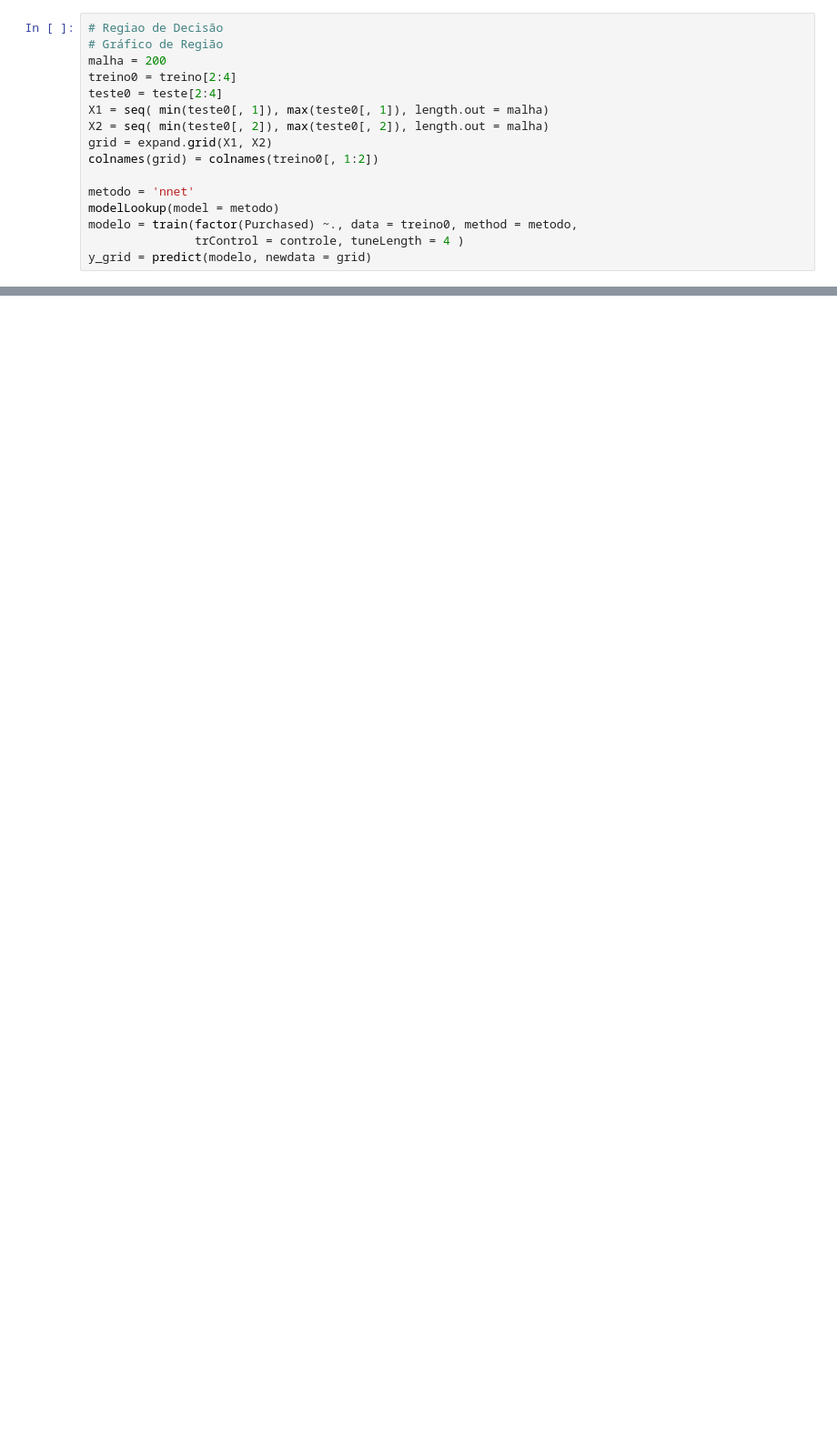
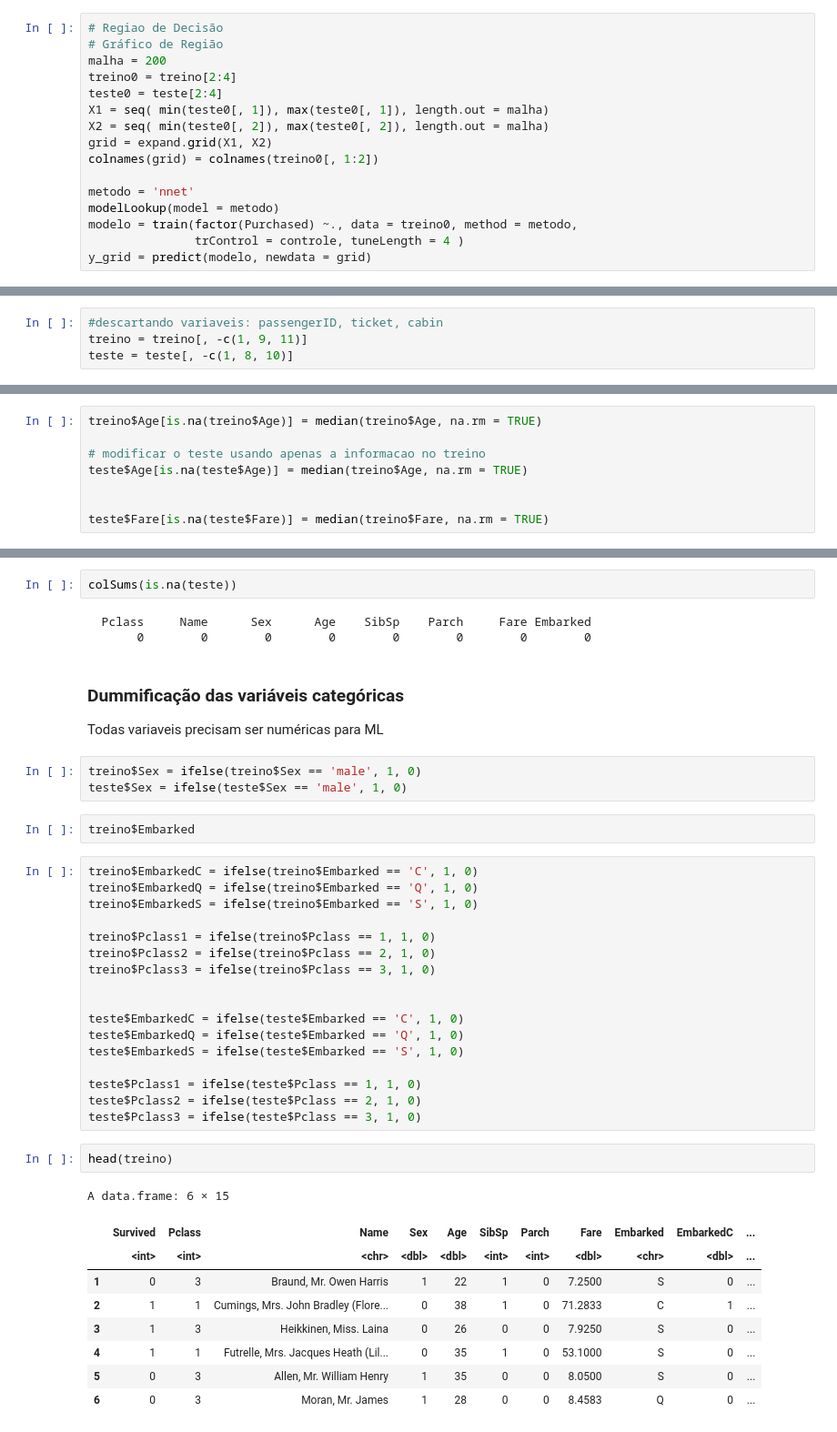
Before and after one commit to ricardorocha86/Topicos-B, a Jupyter notebook: Script_de_Aula.ipynb, the cells around one changed output, grey strips where cells are left out. Shown at 91% size. Drawn from its saved outputs; the diff is of its cells as text; blank space fills up the shorter version.

```diff
--- a/Script_de_Aula.ipynb
+++ b/Script_de_Aula.ipynb
@@ -1359,0 +811,4 @@ points(treino0, pch = 24, bg = ifelse(treino0[, 3] == 1, 'firebrick4', 'dodgerbl
+# %%
+#descartando variaveis: passengerID, ticket, cabin
+treino = treino[, -c(1, 9, 11)]
+teste = teste[, -c(1, 8, 10)]
@@ -1359,0 +856,8 @@ points(treino0, pch = 24, bg = ifelse(treino0[, 3] == 1, 'firebrick4', 'dodgerbl
+# %%
+treino$Age[is.na(treino$Age)] = median(treino$Age, na.rm = TRUE)
+
+# modificar o teste usando apenas a informacao no treino
+teste$Age[is.na(teste$Age)] = median(treino$Age, na.rm = TRUE)
+
+
+teste$Fare[is.na(teste$Fare)] = median(treino$Fare, na.rm = TRUE)
@@ -1359,0 +871,43 @@ points(treino0, pch = 24, bg = ifelse(treino0[, 3] == 1, 'firebrick4', 'dodgerbl
+# %%
+colSums(is.na(teste))
+# %% [output]
+  Pclass     Name      Sex      Age    SibSp    Parch     Fare Embarked
+       0        0        0        0        0        0        0        0
+# %% [markdown]
+### Dummificação das variáveis categóricas
+
+Todas variaveis precisam ser numéricas para ML
+# %%
+treino$Sex = ifelse(treino$Sex == 'male', 1, 0)
+teste$Sex = ifelse(teste$Sex == 'male', 1, 0)
+# %%
+treino$Embarked
+# %%
+treino$EmbarkedC = ifelse(treino$Embarked == 'C', 1, 0)
+treino$EmbarkedQ = ifelse(treino$Embarked == 'Q', 1, 0)
+treino$EmbarkedS = ifelse(treino$Embarked == 'S', 1, 0)
+
+treino$Pclass1 = ifelse(treino$Pclass == 1, 1, 0)
+treino$Pclass2 = ifelse(treino$Pclass == 2, 1, 0)
+treino$Pclass3 = ifelse(treino$Pclass == 3, 1, 0)
+
+
+teste$EmbarkedC = ifelse(teste$Embarked == 'C', 1, 0)
+teste$EmbarkedQ = ifelse(teste$Embarked == 'Q', 1, 0)
+teste$EmbarkedS = ifelse(teste$Embarked == 'S', 1, 0)
+
+teste$Pclass1 = ifelse(teste$Pclass == 1, 1, 0)
+teste$Pclass2 = ifelse(teste$Pclass == 2, 1, 0)
+teste$Pclass3 = ifelse(teste$Pclass == 3, 1, 0)
+# %%
+head(treino)
+# %% [output]
+A data.frame: 6 × 15
+|  | Survived | Pclass | Name | Sex | Age | SibSp | Parch | Fare | Embarked | EmbarkedC | ... |
+|  | <int> | <int> | <chr> | <dbl> | <dbl> | <int> | <int> | <dbl> | <chr> | <dbl> | ... |
+| 1 | 0 | 3 | Braund, Mr. Owen Harris | 1 | 22 | 1 | 0 | 7.2500 | S | 0 | ... |
+| 2 | 1 | 1 | Cumings, Mrs. John Bradley (Flore... | 0 | 38 | 1 | 0 | 71.2833 | C | 1 | ... |
+| 3 | 1 | 3 | Heikkinen, Miss. Laina | 0 | 26 | 0 | 0 | 7.9250 | S | 0 | ... |
+| 4 | 1 | 1 | Futrelle, Mrs. Jacques Heath (Lil... | 0 | 35 | 1 | 0 | 53.1000 | S | 0 | ... |
+| 5 | 0 | 3 | Allen, Mr. William Henry | 1 | 35 | 0 | 0 | 8.0500 | S | 0 | ... |
+| 6 | 0 | 3 | Moran, Mr. James | 1 | 28 | 0 | 0 | 8.4583 | Q | 0 | ... |
```
Also changed, not shown: parts of 146 cells of this notebook.
